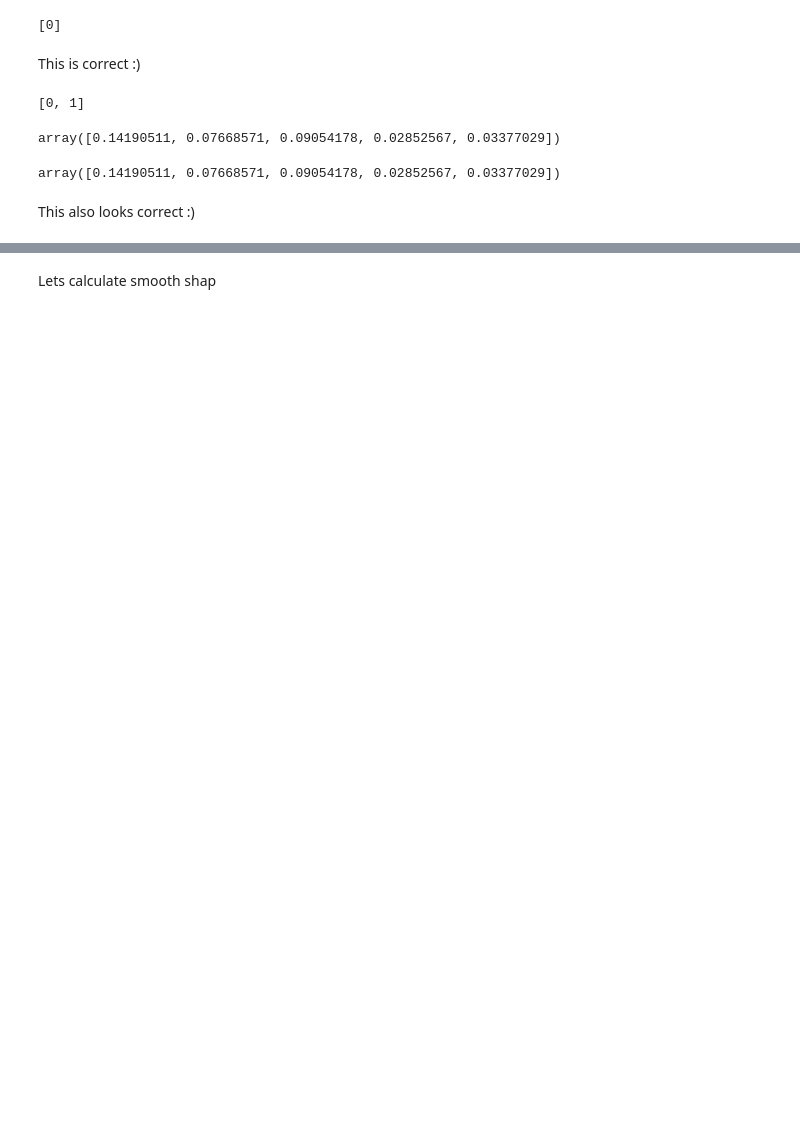
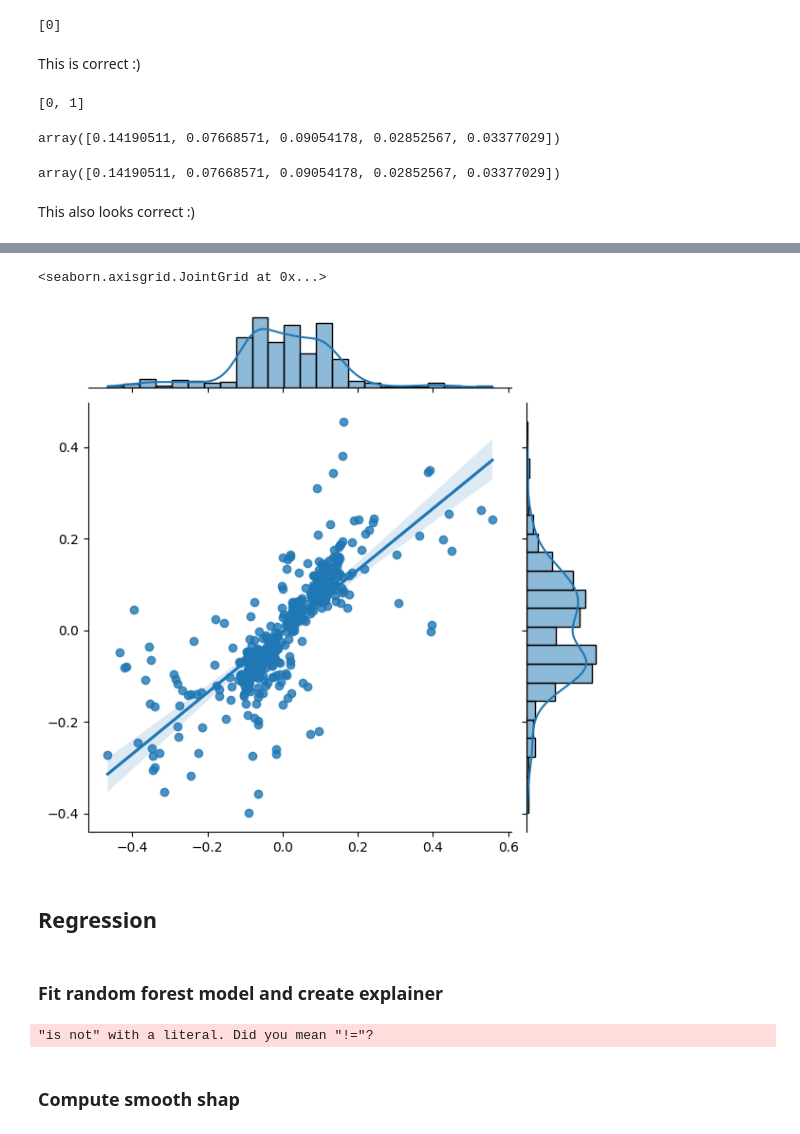
Before and after one commit to markusloecher/TreeBasedModel, a Jupyter notebook: notebooks/SHAP.ipynb, the cells around one changed output, grey strips where cells are left out. Saved outputs shown, nothing was run; the diff lists cells and outputs as text; code cells hidden in the pictures; blank space fills up the shorter version.

```diff
--- a/notebooks/SHAP.ipynb
+++ b/notebooks/SHAP.ipynb
@@ -342,0 +371,7 @@ This also looks correct :)
+# %%
+sns.jointplot(x=clf_forest_20.inbag_SHAP_values[:,1], y=clf_forest_20.oob_SHAP_values[:,1], kind="reg")
+# %% [output]
+<seaborn.axisgrid.JointGrid at 0x...>
+[figure, added]
+# %% [markdown]
+## Regression
@@ -343,2 +380,18 @@ This also looks correct :)
+# %% [markdown]
+### Fit random forest model and create explainer
+# %%
+# Train DecisionTree from scratch
+reg_forest = RandomForest(n_trees=20, treetype="regression", oob_SHAP=True, random_state=42)
+reg_forest.fit(X_dia, y_dia)
+
+export_model_reg = reg_forest.export_forest_for_SHAP()
+
+#import model into shap tree explainer
+explainer_reg = shap.TreeExplainer(export_model_reg)
+
+# Verify shap model
+verify_shap_model(reg_forest, explainer_reg, X_dia)
+# %% [output]
+"is not" with a literal. Did you mean "!="?
 # %% [markdown]
-Lets calculate smooth shap
+### Compute smooth shap
```
Also changed, not shown: parts of 31 cells of this notebook, 3 other files.
